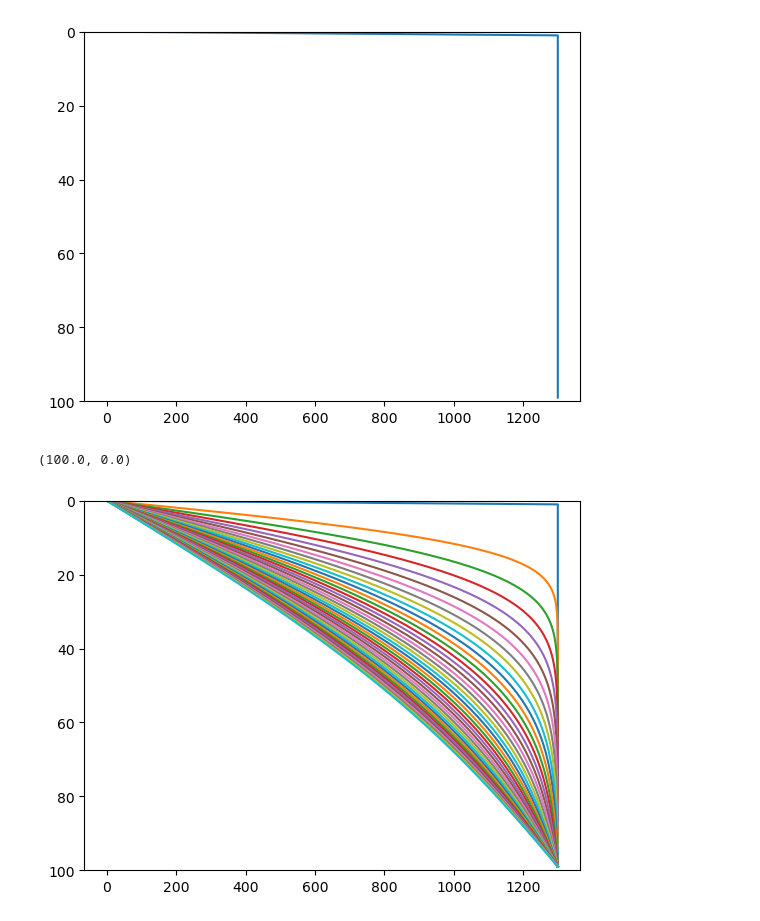
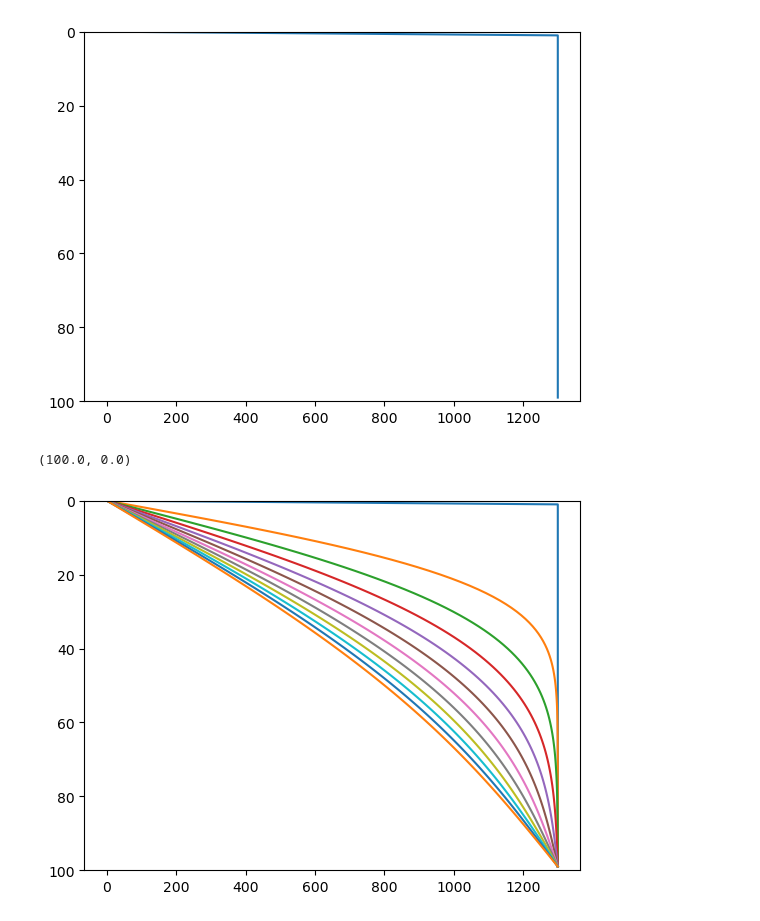
Before and after one commit to YagoMCastro/bacias-msc-2024, a Jupyter notebook: notebooks/classes/aula6.ipynb, the cells around one changed output. Cells and saved outputs as stored; diff of their text form; code cells hidden in the pictures.

```diff
--- a/notebooks/classes/aula6.ipynb
+++ b/notebooks/classes/aula6.ipynb
@@ -21,22 +21,22 @@ plt.ylim(100,0)
 # %%
 kappa = 1e-6 #m²/s - difusividade térmica da litosfera
 
 t = 0
 dt = 1000
 
 sec_per_year = 365.25*24*60*60
 
 fac = dt*sec_per_year*kappa/dz**2
 tprint = 0
 while t<60e6:
     if t >= tprint:
         plt.plot(T, z/1000)
-        tprint += 1.5e6
+        tprint += 5e6
     T[1:-1] += fac*(T[2:]-2*T[1:-1]+T[:-2])
 
     t += dt
 
 plt.ylim(100,0)
 # %% [output]
 (100.0, 0.0)
-[figure, old version]
+[figure, new version]
```
Also changed, not shown: parts of 3 cells of this notebook.
